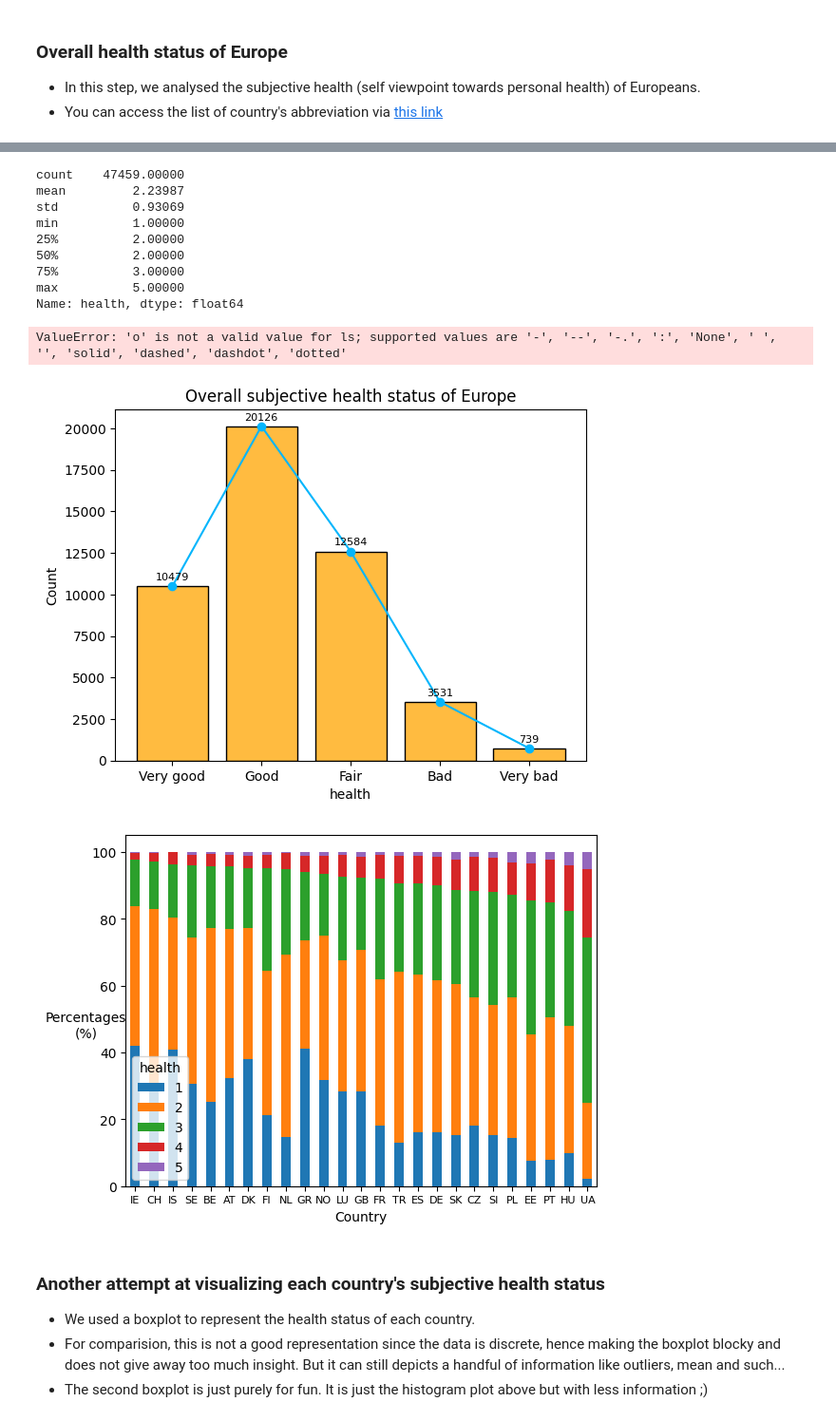
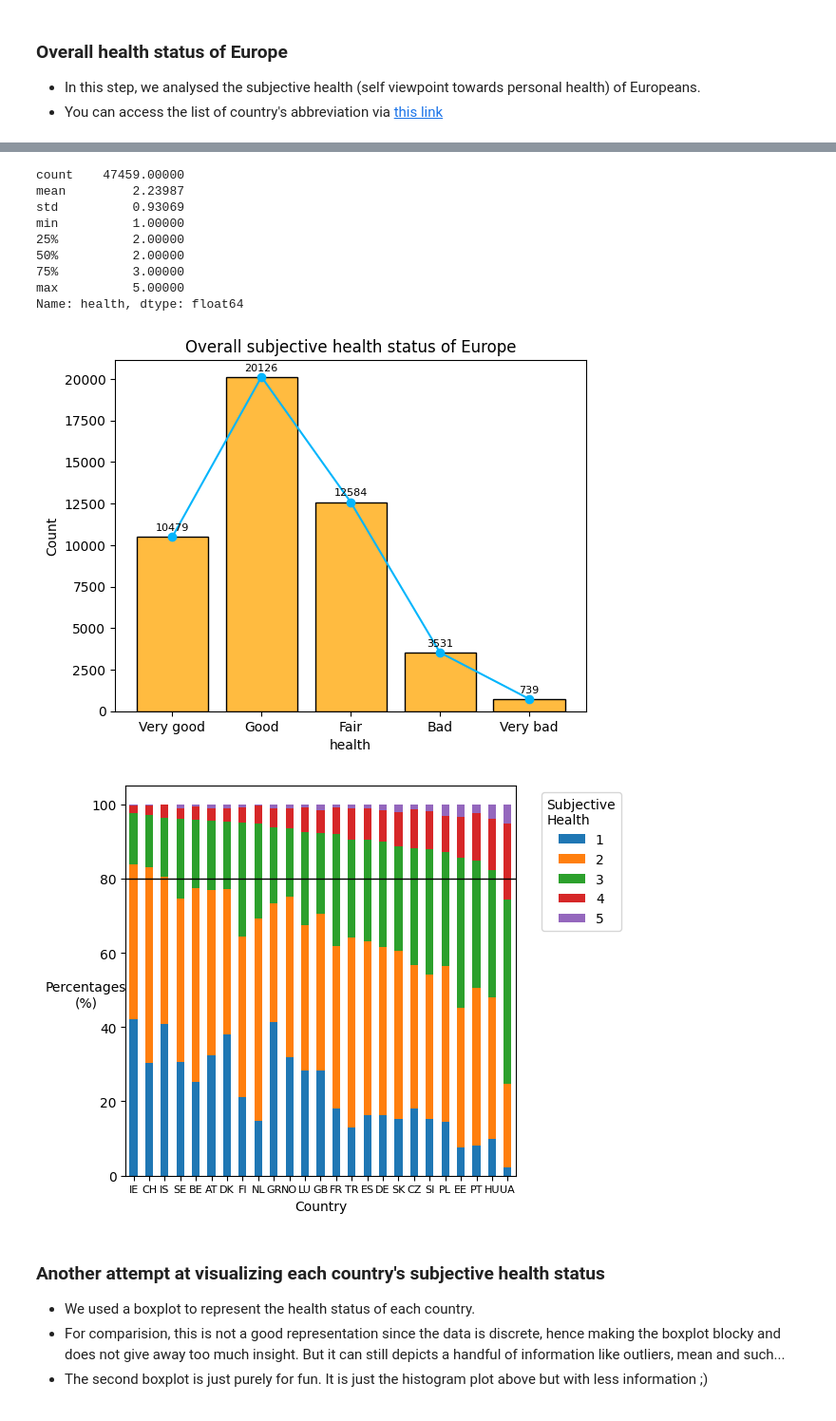
Before and after one commit to Kien-LeChi/python-data-analyics-year1, a Jupyter notebook: European Subjective General Health.ipynb, the cells around one changed output, grey strips where cells are left out. Shown: that part at 95% size. Cells and saved outputs as stored; diff of their text form; code cells hidden in the pictures.

Commit message:
Fixed error

```diff
--- a/European Subjective General Health.ipynb
+++ b/European Subjective General Health.ipynb
@@ -108,36 +108,35 @@ sort_order = high_health_pct.sort_values(ascending=False).index
 
 percentages = percentages.loc[sort_order]
 
 percentages.plot(kind='bar', stacked=True)
 
 plt.ylabel('Percentages\n(%)', rotation = 0, va='top', ha='center')
 plt.xlabel('Country')
 plt.xticks(rotation=0, fontsize=8)
 
-plt.axhline(y = 80, color='black', linestyle='o', linewidth=1)
+plt.axhline(y = 80, color='black', linestyle='-', linewidth=1)
 
 plt.legend(title='Subjective\nHealth', bbox_to_anchor=(1.05, 1), loc='upper left')
 plt.tight_layout()
 plt.show()
 # %% [output]
 Mean: 2.24
 Median: 2.00
 Standard deviation: 0.93
 Minimum: 1
 Maximum: 5
 Skewness: 0.52
 count    47459.00000
 mean         2.23987
 std          0.93069
 min          1.00000
 25%          2.00000
 50%          2.00000
 75%          3.00000
 max          5.00000
 Name: health, dtype: float64
-ValueError: 'o' is not a valid value for ls; supported values are '-', '--', '-.', ':', 'None', ' ', '', 'solid', 'dashed', 'dashdot', 'dotted'
 [figure]
-[figure, old version]
+[figure, new version]
 # %% [markdown]
 ### Another attempt at visualizing each country's subjective health status
 - We used a boxplot to represent the health status of each country.
```
Also changed, not shown: parts of 1 cell of this notebook.
